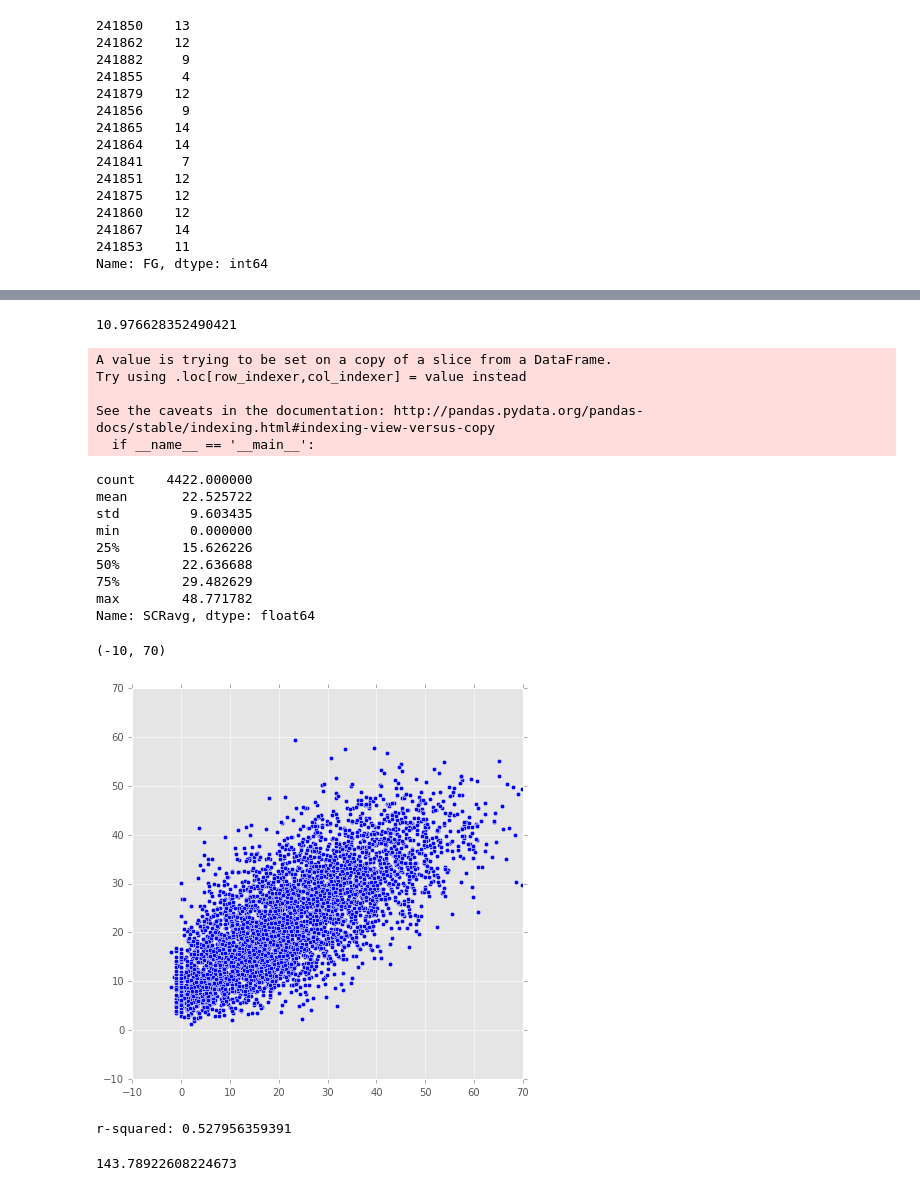
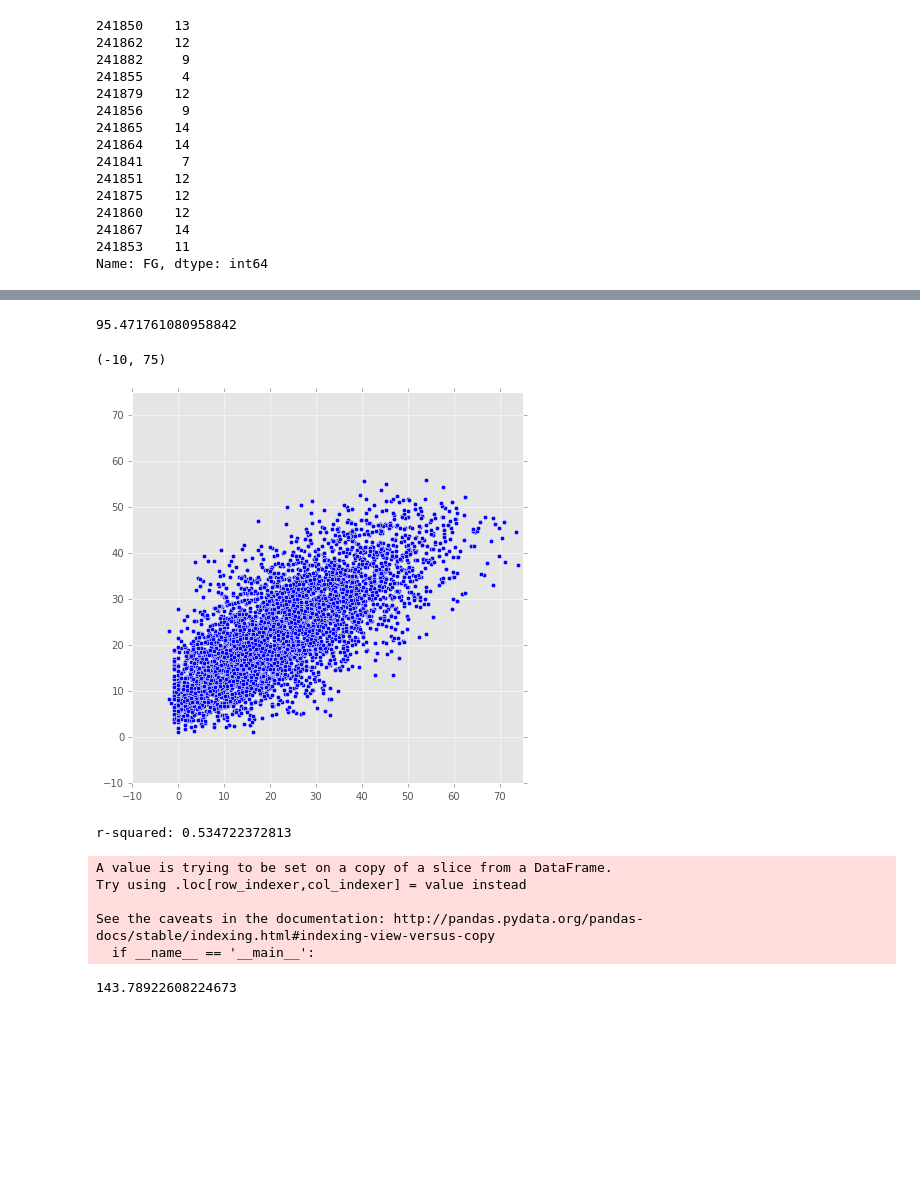
Before and after one commit to EricHPei/fantasy-score-predictor, a Jupyter notebook: score-predictor/src/Test.ipynb, the cells around one changed output, grey strips where cells are left out. Drawn from its saved outputs; the diff is of its cells as text; code cells hidden in the pictures; blank space fills up the shorter version.

```diff
--- a/score-predictor/src/Test.ipynb
+++ b/score-predictor/src/Test.ipynb
@@ -660,4 +542,17 @@ PA140
-# %%
-PA140.ix['A.J. Price', 'Score']
-# %% [output]
-10.976628352490421
+# %%
+cluster2predictions, true_2_y = clusters.something(df, cluster_dict=dict_pca4_nout, cluster_num=2, cutoff=140)
+# %%
+true_2y_score = 2*true_2_y['FG'] + true_2_y['3P'] + true_2_y['FT'] + 1.2*true_2_y['TRB'] + 1.5*true_2_y['AST']\
+                + 2*true_2_y['BLK'] + 2*true_2_y['STL'] - true_2_y['TOV']
+# %%
+mean_squared_error(true_2y_score, cluster2predictions['SCR'])
+# %% [output]
+95.471761080958842
+# %%
+plt.figure(figsize=(7,7))
+plt.scatter(true_2y_score, cluster2predictions['SCR'])
+plt.xlim(-10,75)
+plt.ylim(-10,75)
+# %% [output]
+(-10, 75)
+[figure, added]
@@ -664,3 +561,8 @@ PA140.ix['A.J. Price', 'Score']
+# %%
+slope, intercept, r_value, p_value, std_err = stats.linregress(true_2y_score, cluster2predictions['SCR'])
+print "r-squared:", r_value**2
+# %% [output]
+r-squared: 0.534722372813
 # %%
 afterone_y['SCRavg'] = afterone_y['Player Name'].apply(lambda x: PA140.ix[x, 'Score'] if x in PA140.index else 0)
 # %% [output]
@@ -669,23 +571,3 @@ Try using .loc[row_indexer,col_indexer] = value instead
 
 See the caveats in the documentation: http://pandas.pydata.org/pandas-docs/stable/indexing.html#indexing-view-versus-copy
   if __name__ == '__main__':
-# %%
-afterone_y['SCRavg'].describe()
-# %% [output]
-count    4422.000000
-mean       22.525722
-std         9.603435
-min         0.000000
-25%        15.626226
-50%        22.636688
-75%        29.482629
-max        48.771782
-Name: SCRavg, dtype: float64
-# %%
-plt.figure(figsize=(7,7))
-plt.scatter(clusterone_score, predictedscores['SCR'])
-plt.xlim(-10,70)
-plt.ylim(-10,70)
-# %% [output]
-(-10, 70)
-[figure, removed]
@@ -696,7 +574,3 @@ slope, intercept, r_value, p_value, std_err = stats.linregress(clusterone_score,
-# %%
-print "r-squared:", r_value**2
-# %% [output]
-r-squared: 0.527956359391
 # %%
 mean_squared_error(clusterone_score, afterone_y['SCRavg'])
 # %% [output]
```
Also changed, not shown: parts of 45 cells of this notebook, 2 other files.
